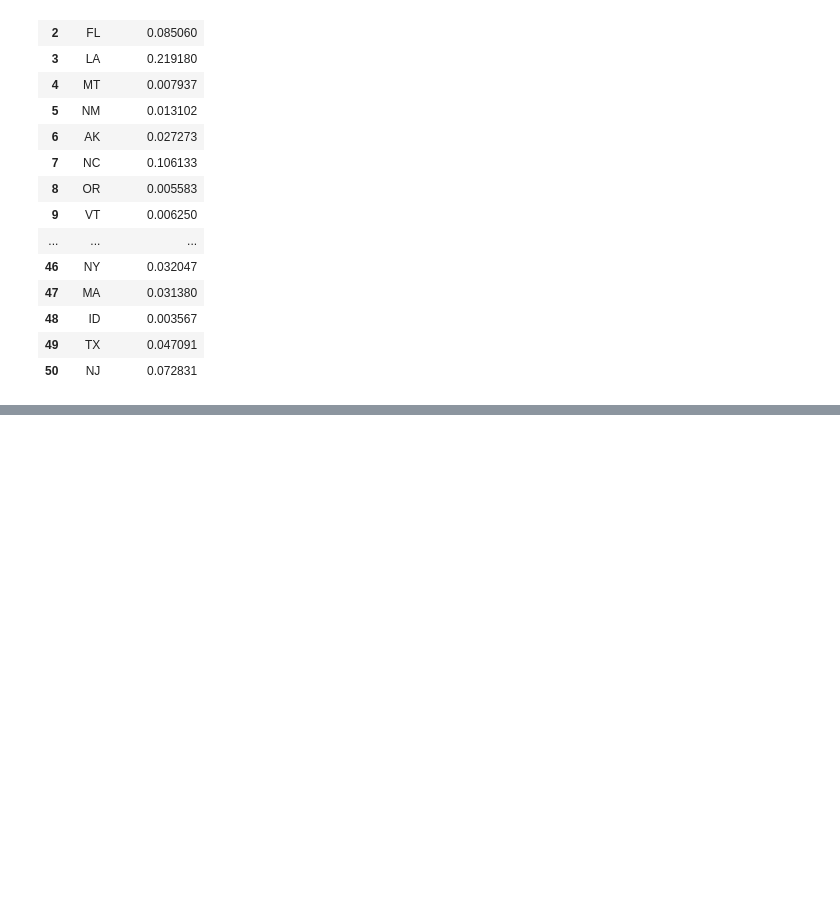
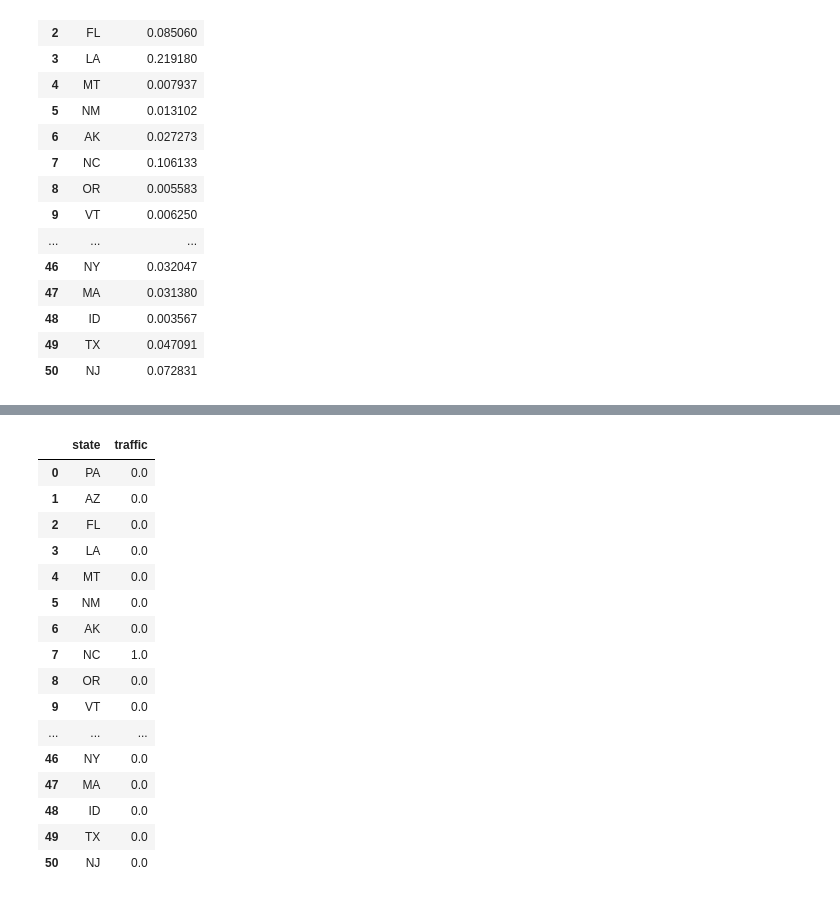
Before and after one commit to along528/insight, a Jupyter notebook: studies/mapping/mapping.ipynb, the cells around one changed output, grey strips where cells are left out. Saved outputs shown, nothing was run; the diff lists cells and outputs as text; code cells hidden in the pictures; blank space fills up the shorter version.

Commit message:
updated traffic data map

```diff
--- a/studies/mapping/mapping.ipynb
+++ b/studies/mapping/mapping.ipynb
@@ -167,2 +160,31 @@ with open('zips_us_topo_filtered.json', 'w') as outfile:
+# %%
+query = """
+SELECT state
+FROM prediction
+GROUP BY state
+"""
+states_traffic = pd.read_sql_query(query,con)
+states_traffic['traffic'] =0
+states_traffic.ix[states_traffic['state'].isin(['NC','CT','IL']),'traffic'] = 1
+states_traffic.ix[states_traffic['state'].isin(['WA','RI','MD','NE','MO']),'traffic'] = 0.5
+states_traffic
+# %% [output]
+|  | state | traffic |
+| 0 | PA | 0.0 |
+| 1 | AZ | 0.0 |
+| 2 | FL | 0.0 |
+| 3 | LA | 0.0 |
+| 4 | MT | 0.0 |
+| 5 | NM | 0.0 |
+| 6 | AK | 0.0 |
+| 7 | NC | 1.0 |
+| 8 | OR | 0.0 |
+| 9 | VT | 0.0 |
+| ... | ... | ... |
+| 46 | NY | 0.0 |
+| 47 | MA | 0.0 |
+| 48 | ID | 0.0 |
+| 49 | TX | 0.0 |
+| 50 | NJ | 0.0 |
 # %%
 #Example
```
Also changed, not shown: parts of 6 cells of this notebook.
